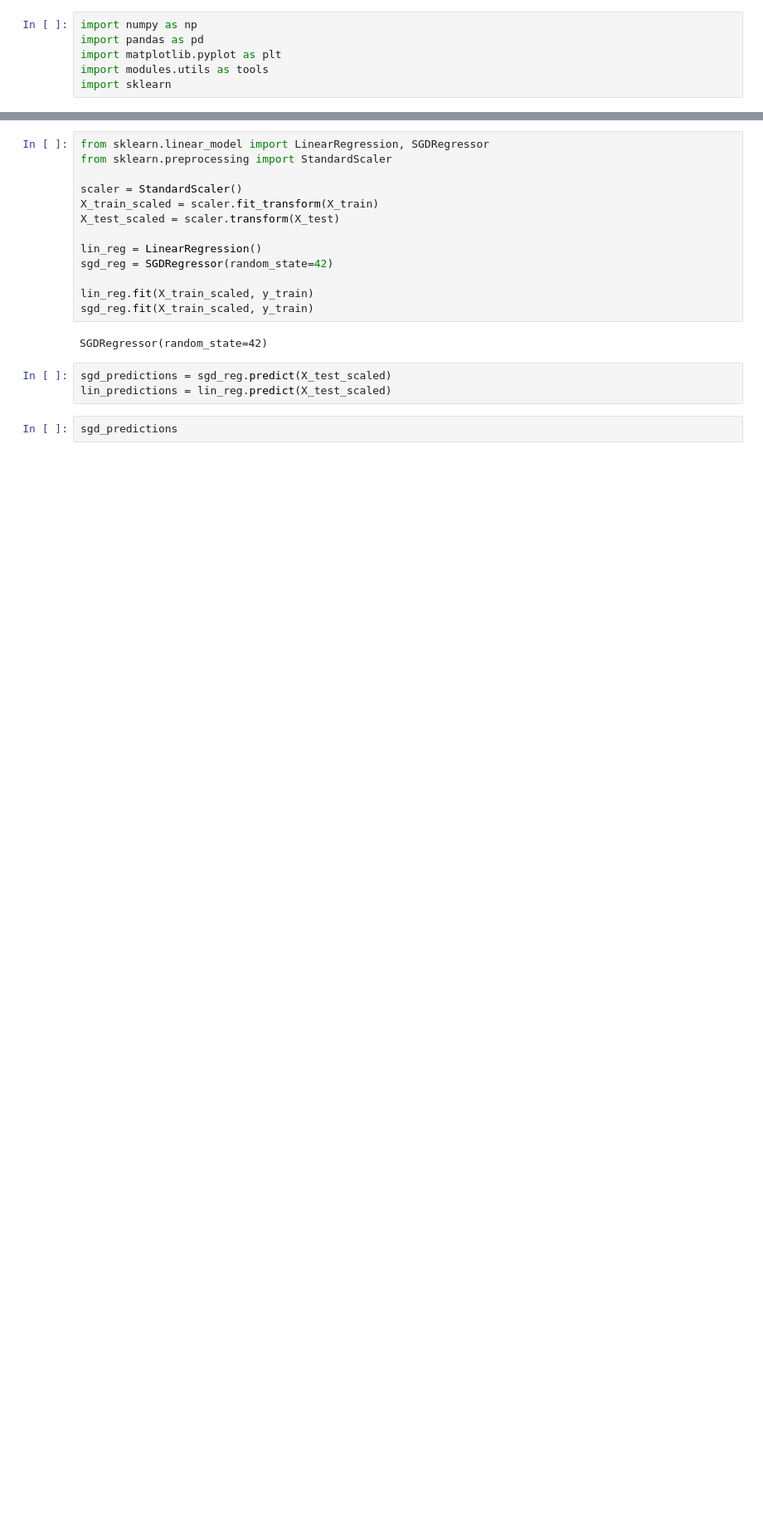
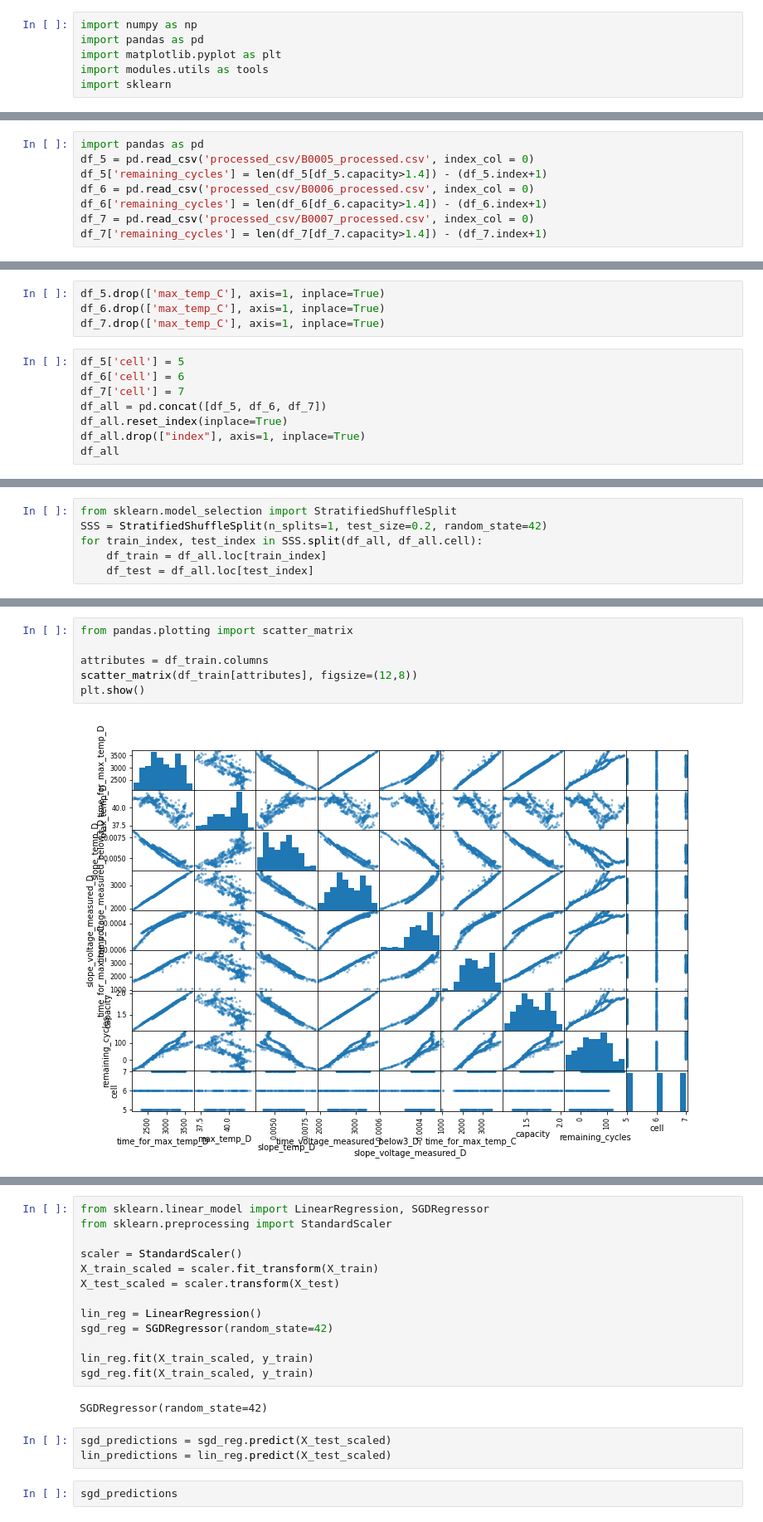
Before and after one commit to natskiu/Nasa-Battery, a Jupyter notebook: Test.ipynb, the cells around one changed output, grey strips where cells are left out. Shown at 83% size. Cells and saved outputs as stored; diff of their text form; blank space fills up the shorter version.

```diff
--- a/Test.ipynb
+++ b/Test.ipynb
@@ -42,0 +7,8 @@ X_train, X_test, y_train, y_test = train_test_split(X, y, random_state=42)
+# %%
+import pandas as pd
+df_5 = pd.read_csv('processed_csv/B0005_processed.csv', index_col = 0)
+df_5['remaining_cycles'] = len(df_5[df_5.capacity>1.4]) - (df_5.index+1)
+df_6 = pd.read_csv('processed_csv/B0006_processed.csv', index_col = 0)
+df_6['remaining_cycles'] = len(df_6[df_6.capacity>1.4]) - (df_6.index+1)
+df_7 = pd.read_csv('processed_csv/B0007_processed.csv', index_col = 0)
+df_7['remaining_cycles'] = len(df_7[df_7.capacity>1.4]) - (df_7.index+1)
@@ -42,0 +20,12 @@ X_train, X_test, y_train, y_test = train_test_split(X, y, random_state=42)
+# %%
+df_5.drop(['max_temp_C'], axis=1, inplace=True)
+df_6.drop(['max_temp_C'], axis=1, inplace=True)
+df_7.drop(['max_temp_C'], axis=1, inplace=True)
+# %%
+df_5['cell'] = 5
+df_6['cell'] = 6
+df_7['cell'] = 7
+df_all = pd.concat([df_5, df_6, df_7])
+df_all.reset_index(inplace=True)
+df_all.drop(["index"], axis=1, inplace=True)
+df_all
@@ -42,0 +46,6 @@ X_train, X_test, y_train, y_test = train_test_split(X, y, random_state=42)
+# %%
+from sklearn.model_selection import StratifiedShuffleSplit
+SSS = StratifiedShuffleSplit(n_splits=1, test_size=0.2, random_state=42)
+for train_index, test_index in SSS.split(df_all, df_all.cell):
+    df_train = df_all.loc[train_index]
+    df_test = df_all.loc[test_index]
@@ -42,0 +66,8 @@ X_train, X_test, y_train, y_test = train_test_split(X, y, random_state=42)
+# %%
+from pandas.plotting import scatter_matrix
+
+attributes = df_train.columns
+scatter_matrix(df_train[attributes], figsize=(12,8))
+plt.show()
+# %% [output]
+[figure, added]
```
Also changed, not shown: parts of 20 cells of this notebook.
